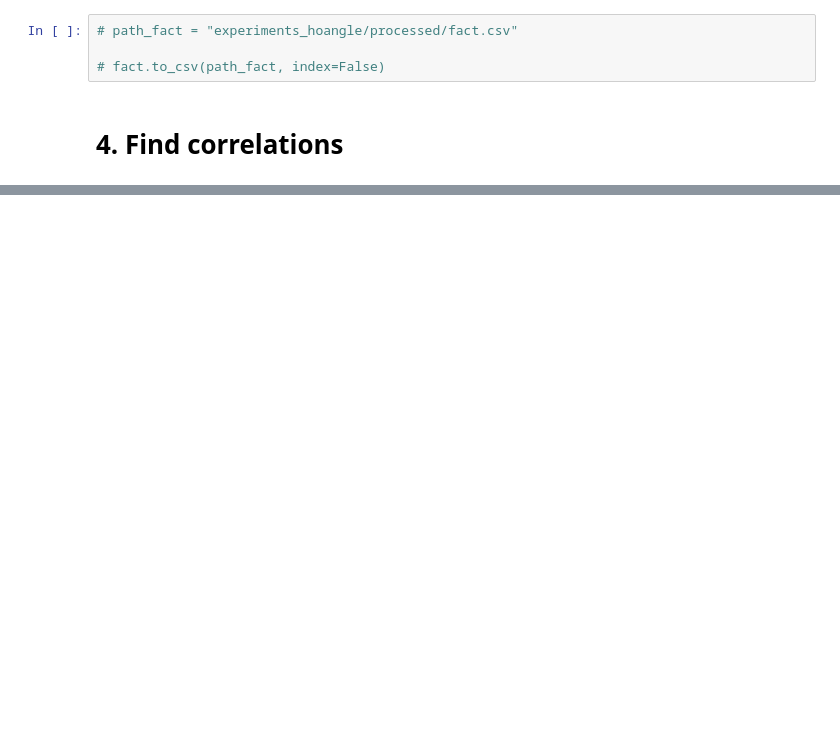
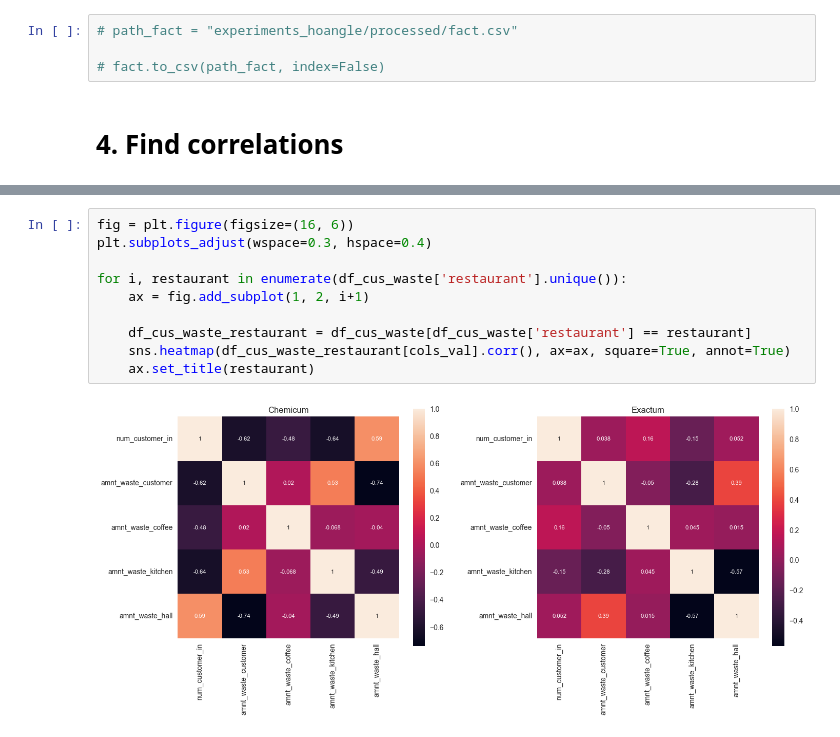
Before and after one commit to Food-Waste-Optimization/Food-Waste-Optimization, a Jupyter notebook: experiments_hoangle/correlations.ipynb, the cells around one changed output, grey strips where cells are left out. Cells and saved outputs as stored; diff of their text form; blank space fills up the shorter version.

```diff
--- a/experiments_hoangle/correlations.ipynb
+++ b/experiments_hoangle/correlations.ipynb
@@ -296,0 +328,12 @@ fact[~fact.isna().any(axis=1)]
+# %%
+fig = plt.figure(figsize=(16, 6))
+plt.subplots_adjust(wspace=0.3, hspace=0.4)
+
+for i, restaurant in enumerate(df_cus_waste['restaurant'].unique()):
+    ax = fig.add_subplot(1, 2, i+1)
+
+    df_cus_waste_restaurant = df_cus_waste[df_cus_waste['restaurant'] == restaurant]
+    sns.heatmap(df_cus_waste_restaurant[cols_val].corr(), ax=ax, square=True, annot=True)
+    ax.set_title(restaurant)
+# %% [output]
+[figure, added]
```
Also changed, not shown: parts of 6 cells of this notebook.
